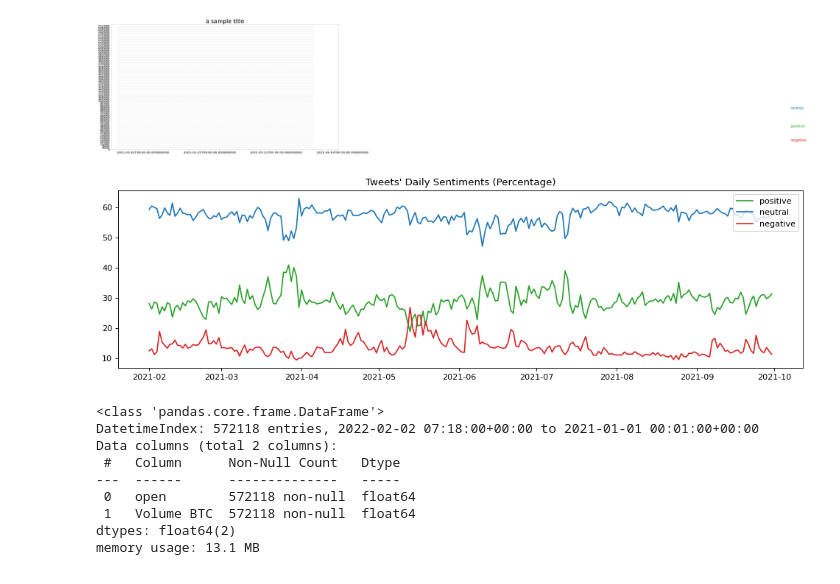
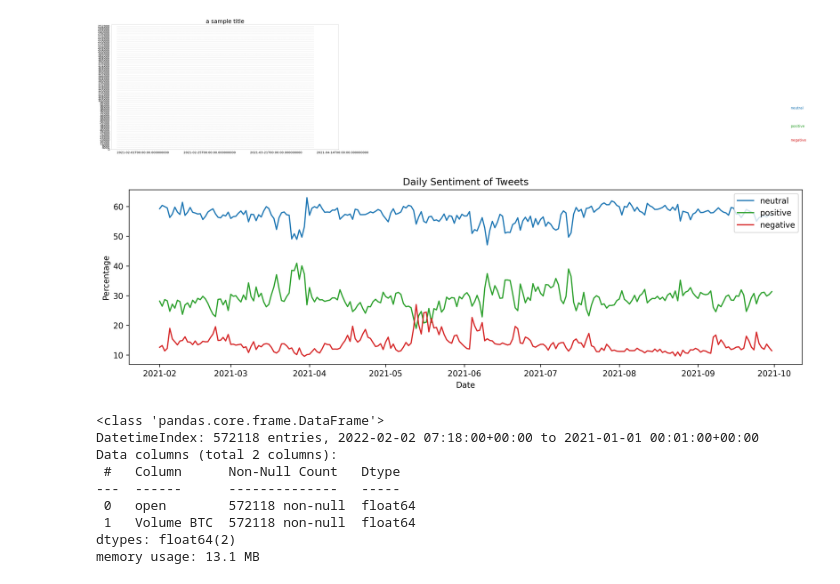
Before and after one commit to superzzp/Bitcoin-Price-Fluctuation-Twitter-Sentiment-Analysis, a Jupyter notebook: notebooks/1.0-zzp-aggregate-sentiments.ipynb, the cells around one changed output. Drawn from its saved outputs; the diff is of its cells as text; code cells hidden in the pictures.

```diff
--- a/notebooks/1.0-zzp-aggregate-sentiments.ipynb
+++ b/notebooks/1.0-zzp-aggregate-sentiments.ipynb
@@ -166,22 +167,24 @@ plt.show()
 # %%
 plot = daily_span
 
 x = plot.index.values
 
 pos = plot['pos_percent']
 neu = plot['neu_percent']
 neg = plot['neg_percent']
 
 mycolors = ['tab:red', 'tab:blue', 'tab:green']
-figure(figsize = (15, 4), dpi = 80)
-plt.title('Tweets\' Daily Sentiments (Percentage)', loc='center')
+figure(figsize = (15, 4), dpi = 300)
+plt.title('Daily Sentiment of Tweets', loc='center')
+plt.plot(x,neu, color=mycolors[1], label="neutral")
 plt.plot(x,pos, color=mycolors[2], label="positive")
-plt.plot(x,neu, color=mycolors[1], label="neutral")
 plt.plot(x,neg, color=mycolors[0], label="negative")
 plt.legend(loc="upper right")
+plt.xlabel("Date", color='#000000')
+plt.ylabel("Percentage", color='#000000')
 plt.show()
 # %% [output]
-[figure, old version]
+[figure, new version]
 # %%
 fifteen_mins_span = fifteen_mins_span.reset_index().rename(columns={'index':'datetime'})
 thirty_mins_span = thirty_mins_span.reset_index().rename(columns={'index':'datetime'})
```
Also changed, not shown: parts of 14 cells of this notebook, 33 other files.
